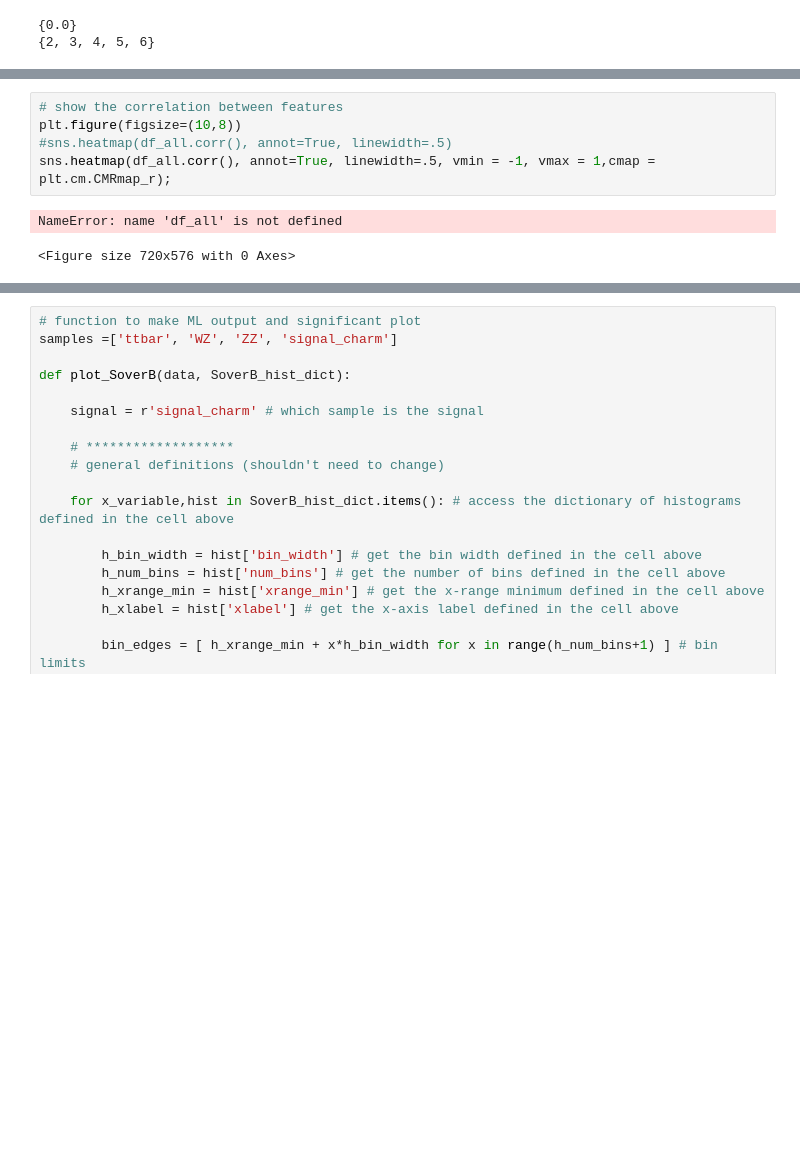
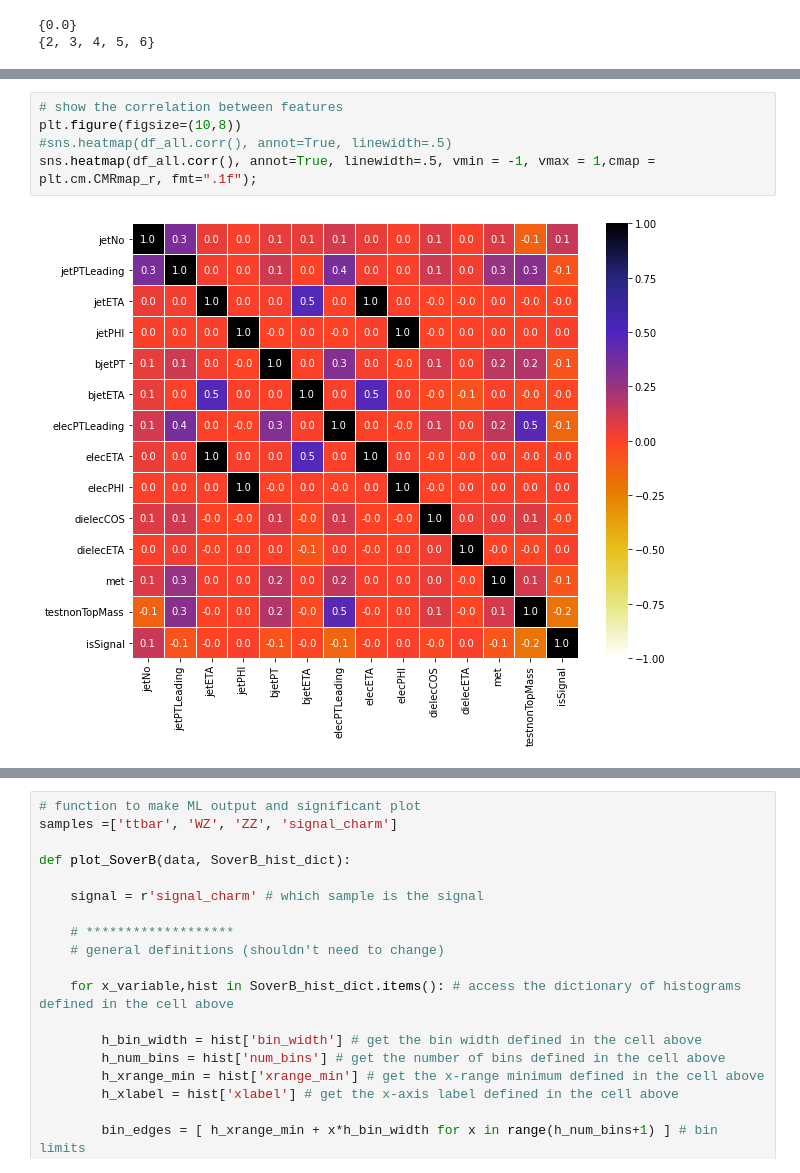
Before and after one commit to mghasemi19/TopFC, a Jupyter notebook: BDT_weight/NN_TopFC_main_bkg_analysis.ipynb, the cells around one changed output, grey strips where cells are left out. Cells and saved outputs as stored; diff of their text form; blank space fills up the shorter version.

```diff
--- a/BDT_weight/NN_TopFC_main_bkg_analysis.ipynb
+++ b/BDT_weight/NN_TopFC_main_bkg_analysis.ipynb
@@ -95,11 +96,10 @@ plt.pie([counts_signal, counts_background], shadow=True, labels=['Signal ','Back
 # %%
 # show the correlation between features
 plt.figure(figsize=(10,8))
 #sns.heatmap(df_all.corr(), annot=True, linewidth=.5)
-sns.heatmap(df_all.corr(), annot=True, linewidth=.5, vmin = -1, vmax = 1,cmap = plt.cm.CMRmap_r);
+sns.heatmap(df_all.corr(), annot=True, linewidth=.5, vmin = -1, vmax = 1,cmap = plt.cm.CMRmap_r, fmt=".1f");
 # %% [output]
-NameError: name 'df_all' is not defined
-<Figure size 720x576 with 0 Axes>
+[figure, added]
 # %%
 df_all.info()
 # %% [output]
```
Also changed, not shown: parts of 8 cells of this notebook, 2 other files.
